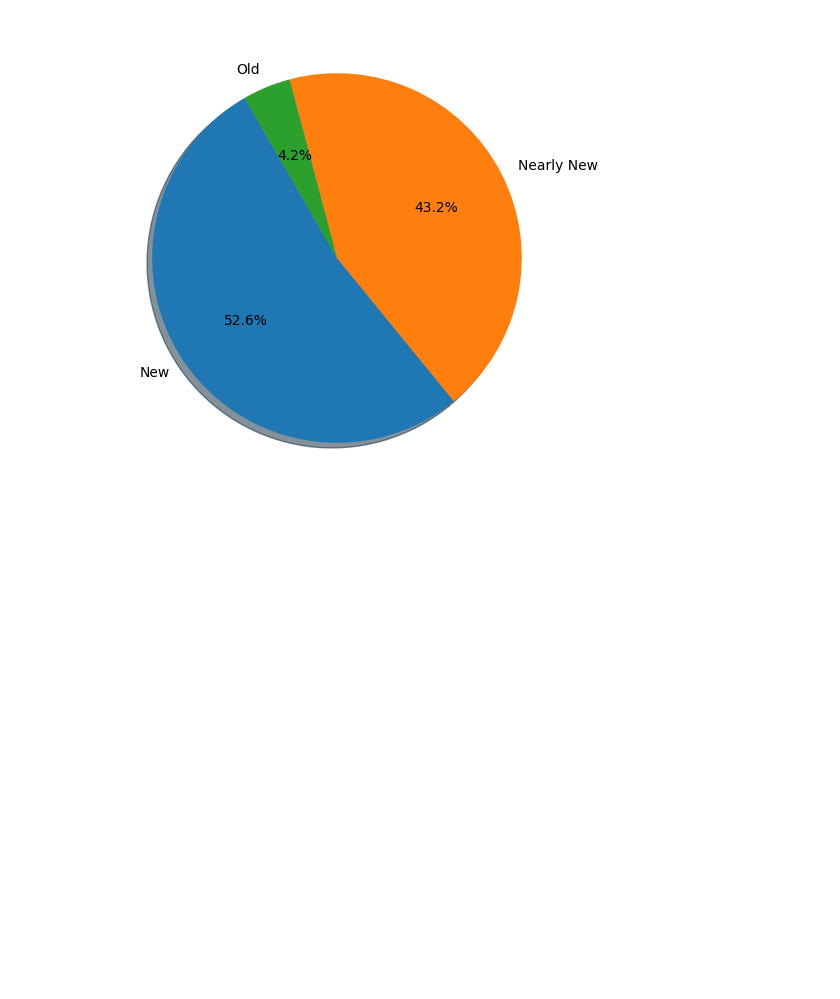
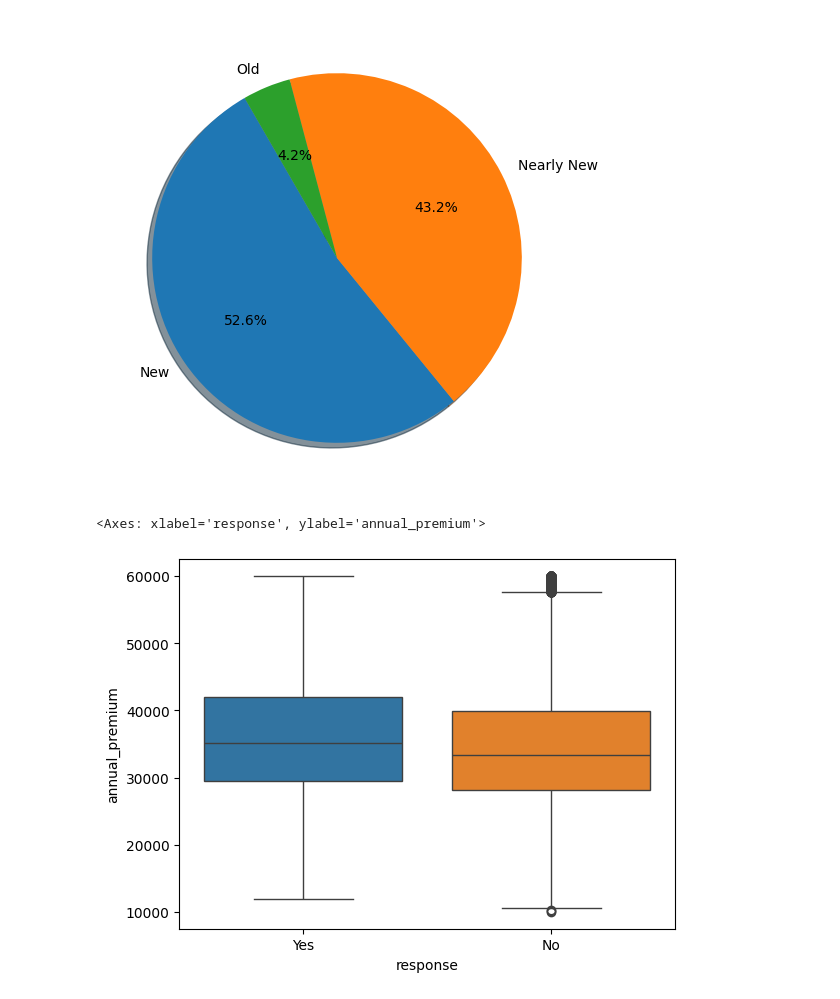
Before and after one commit to iury-repo/health_insurance_cs, a Jupyter notebook: notebooks/1.01-ims-data-exploration.ipynb, the cells around one changed output. Saved outputs shown, nothing was run; the diff lists cells and outputs as text; code cells hidden in the pictures; blank space fills up the shorter version.

```diff
--- a/notebooks/1.01-ims-data-exploration.ipynb
+++ b/notebooks/1.01-ims-data-exploration.ipynb
@@ -218,3 +209,10 @@ plt.pie(df_eda['vehicle_age'].value_counts(), labels=['New', 'Nearly New', 'Old'
 plt.show()
 # %% [output]
 [figure]
+# %%
+# annual_premium
+df_aux = df_eda[(df_eda['annual_premium'] < 60000) & (df_eda['annual_premium'] > 10000) ]
+sns.boxplot(x='response', y='annual_premium', data=df_aux, palette='tab10',hue='response', legend=False)
+# %% [output]
+<Axes: xlabel='response', ylabel='annual_premium'>
+[figure, added]
```
Also changed, not shown: parts of 6 cells of this notebook.
